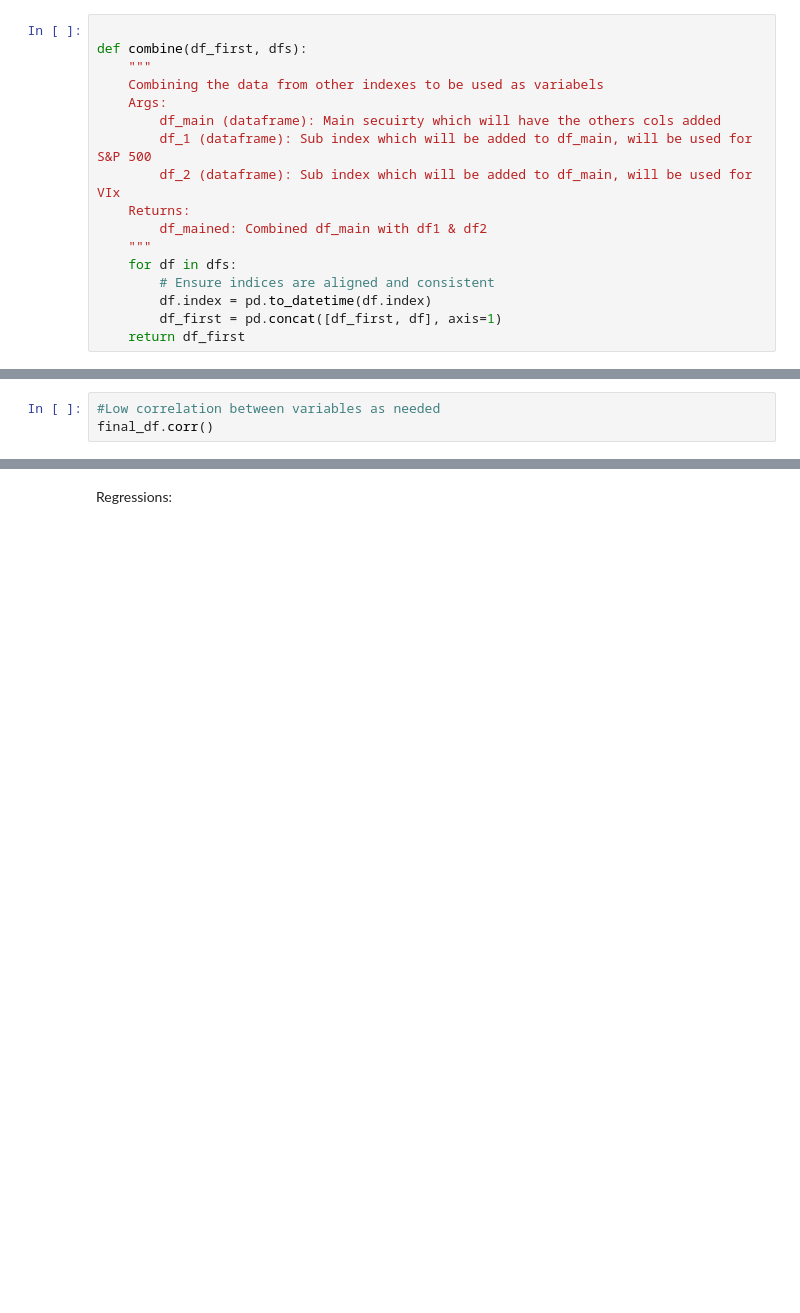
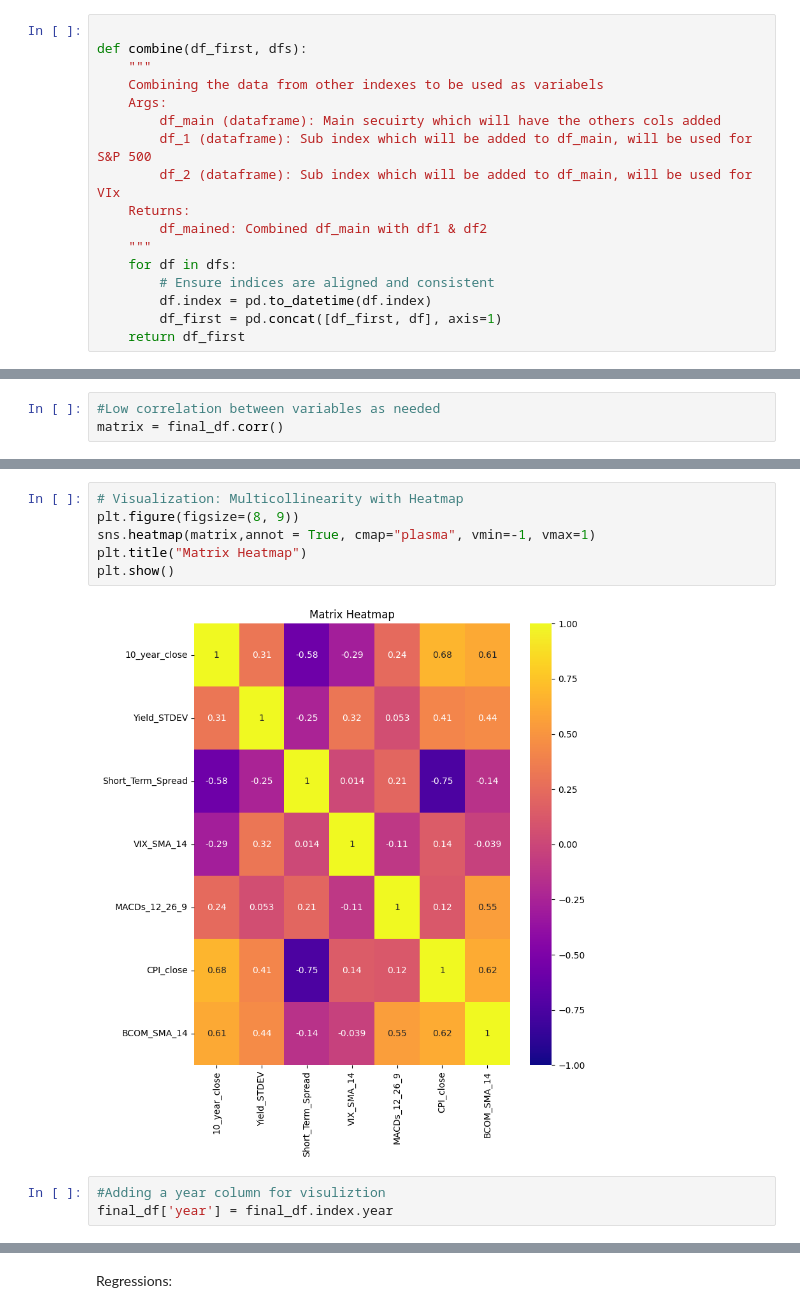
Before and after one commit to MichaelRicardo77/DS2500Proj, a Jupyter notebook: initial_working.ipynb, the cells around one changed output, grey strips where cells are left out. Drawn from its saved outputs; the diff is of its cells as text; blank space fills up the shorter version.

```diff
--- a/initial_working.ipynb
+++ b/initial_working.ipynb
@@ -168,4 +153,4 @@ final_df
 2464 rows × 7 columns
 # %%
 #Low correlation between variables as needed
-final_df.corr()
+matrix = final_df.corr()
@@ -181,2 +157,13 @@ final_df.corr()
+# %%
+# Visualization: Multicollinearity with Heatmap
+plt.figure(figsize=(8, 9))
+sns.heatmap(matrix,annot = True, cmap="plasma", vmin=-1, vmax=1)
+plt.title("Matrix Heatmap")
+plt.show()
+# %% [output]
+[figure, added]
+# %%
+#Adding a year column for visuliztion
+final_df['year'] = final_df.index.year
 # %%
 #Standerdization
```
Also changed, not shown: parts of 27 cells of this notebook.
